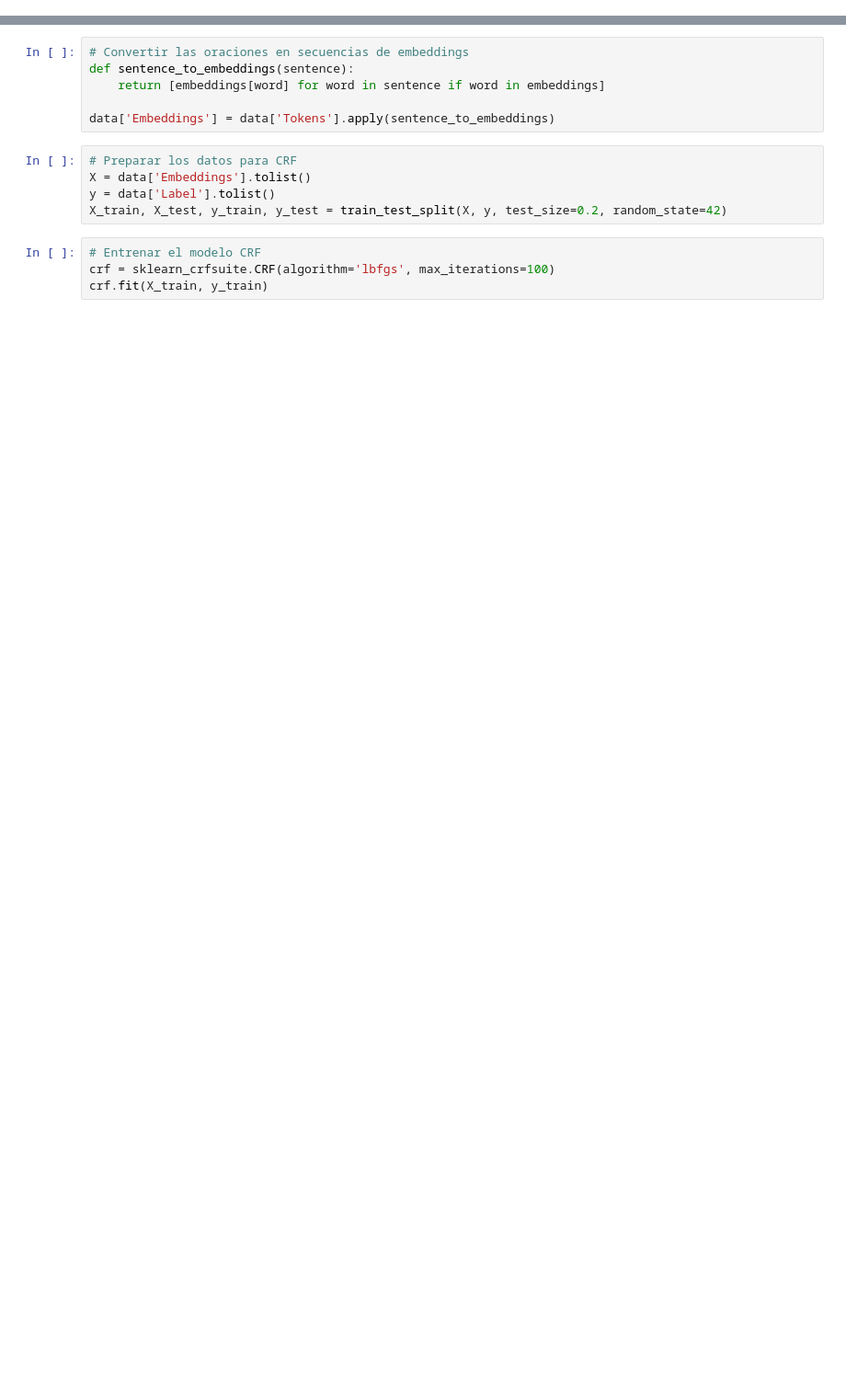
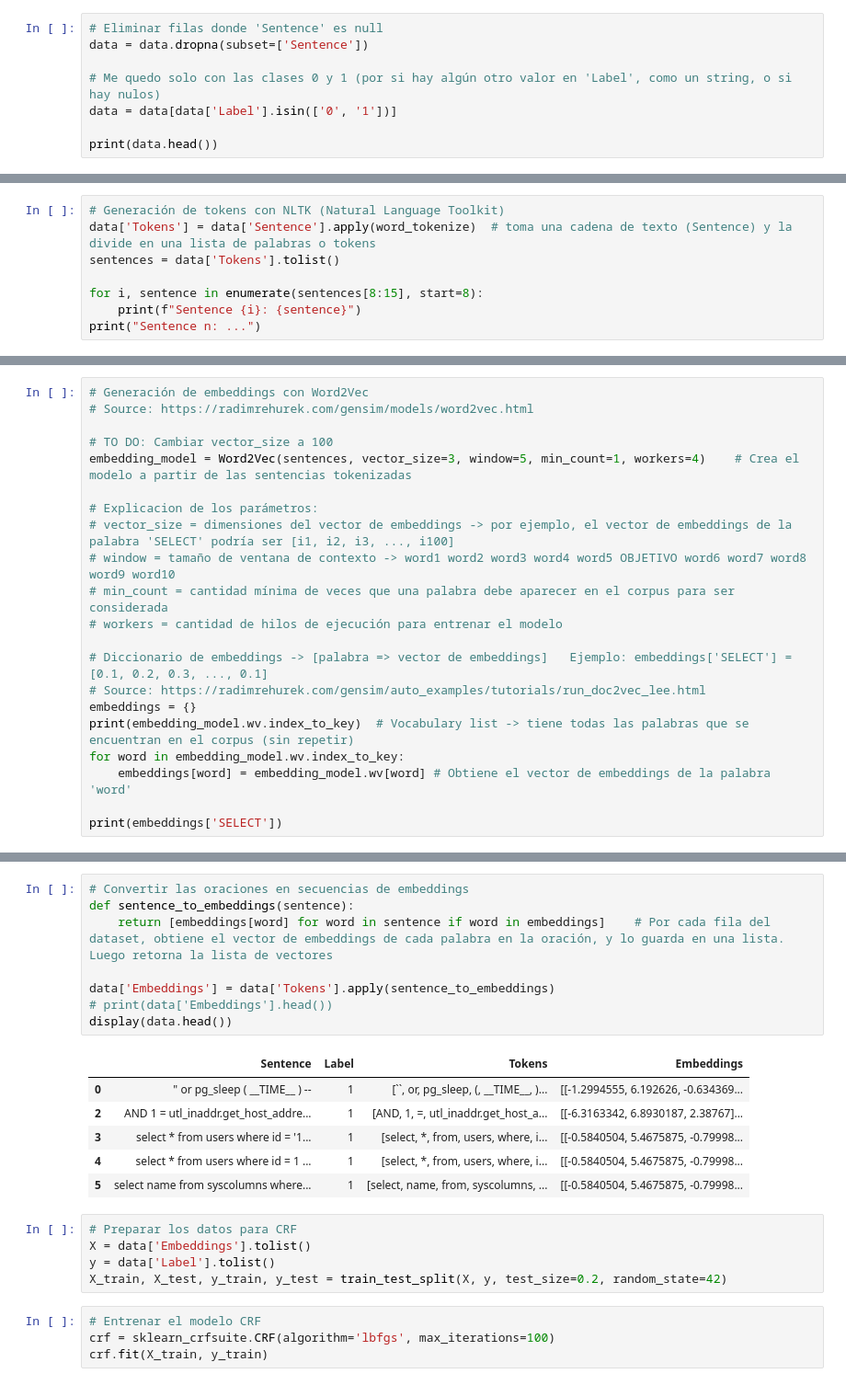
Before and after one commit to Guanart/TP-Final-BDM, a Jupyter notebook: notebooks/notebook.ipynb, the cells around one changed output, grey strips where cells are left out. Shown at 92% size. Drawn from its saved outputs; the diff is of its cells as text; blank space fills up the shorter version.

Commit message:
Convertir las oraciones en secuencias de embeddings

```diff
--- a/notebooks/notebook.ipynb
+++ b/notebooks/notebook.ipynb
@@ -59,0 +53,8 @@ embeddings = {word: embedding_model.wv[word] for word in embedding_model.wv.inde
+# %%
+# Eliminar filas donde 'Sentence' es null
+data = data.dropna(subset=['Sentence'])
+
+# Me quedo solo con las clases 0 y 1 (por si hay algún otro valor en 'Label', como un string, o si hay nulos)
+data = data[data['Label'].isin(['0', '1'])]
+
+print(data.head())
@@ -59,0 +68,8 @@ embeddings = {word: embedding_model.wv[word] for word in embedding_model.wv.inde
+# %%
+# Generación de tokens con NLTK (Natural Language Toolkit)
+data['Tokens'] = data['Sentence'].apply(word_tokenize)  # toma una cadena de texto (Sentence) y la divide en una lista de palabras o tokens
+sentences = data['Tokens'].tolist()
+
+for i, sentence in enumerate(sentences[8:15], start=8):
+    print(f"Sentence {i}: {sentence}")
+print("Sentence n: ...")
@@ -59,0 +85,21 @@ embeddings = {word: embedding_model.wv[word] for word in embedding_model.wv.inde
+# %%
+# Generación de embeddings con Word2Vec
+# Source: https://radimrehurek.com/gensim/models/word2vec.html
+
+# TO DO: Cambiar vector_size a 100
+embedding_model = Word2Vec(sentences, vector_size=3, window=5, min_count=1, workers=4)    # Crea el modelo a partir de las sentencias tokenizadas
+
+# Explicacion de los parámetros:
+# vector_size = dimensiones del vector de embeddings -> por ejemplo, el vector de embeddings de la palabra 'SELECT' podría ser [i1, i2, i3, ..., i100]
+# window = tamaño de ventana de contexto -> word1 word2 word3 word4 word5 OBJETIVO word6 word7 word8 word9 word10
+# min_count = cantidad mínima de veces que una palabra debe aparecer en el corpus para ser considerada
+# workers = cantidad de hilos de ejecución para entrenar el modelo
+
+# Diccionario de embeddings -> [palabra => vector de embeddings]   Ejemplo: embeddings['SELECT'] = [0.1, 0.2, 0.3, ..., 0.1]
+# Source: https://radimrehurek.com/gensim/auto_examples/tutorials/run_doc2vec_lee.html
+embeddings = {}
+print(embedding_model.wv.index_to_key)  # Vocabulary list -> tiene todas las palabras que se encuentran en el corpus (sin repetir)
+for word in embedding_model.wv.index_to_key:
+    embeddings[word] = embedding_model.wv[word] # Obtiene el vector de embeddings de la palabra 'word'
+
+print(embeddings['SELECT'])
@@ -60,9 +109,18 @@ embeddings = {word: embedding_model.wv[word] for word in embedding_model.wv.inde
 # %%
 # Convertir las oraciones en secuencias de embeddings
 def sentence_to_embeddings(sentence):
-    return [embeddings[word] for word in sentence if word in embeddings]
+    return [embeddings[word] for word in sentence if word in embeddings]    # Por cada fila del dataset, obtiene el vector de embeddings de cada palabra en la oración, y lo guarda en una lista. Luego retorna la lista de vectores
 
 data['Embeddings'] = data['Tokens'].apply(sentence_to_embeddings)
+# print(data['Embeddings'].head())
+display(data.head())
+# %% [output]
+|  | Sentence | Label | Tokens | Embeddings |
+| 0 | " or pg_sleep ( __TIME__ ) -- | 1 | [``, or, pg_sleep, (, __TIME__, )... | [[-1.2994555, 6.192626, -0.634369... |
+| 2 | AND 1 = utl_inaddr.get_host_addre... | 1 | [AND, 1, =, utl_inaddr.get_host_a... | [[-6.3163342, 6.8930187, 2.38767]... |
+| 3 | select * from users where id = '1... | 1 | [select, *, from, users, where, i... | [[-0.5840504, 5.4675875, -0.79998... |
+| 4 | select * from users where id = 1 ... | 1 | [select, *, from, users, where, i... | [[-0.5840504, 5.4675875, -0.79998... |
+| 5 | select name from syscolumns where... | 1 | [select, name, from, syscolumns, ... | [[-0.5840504, 5.4675875, -0.79998... |
 # %%
 # Preparar los datos para CRF
 X = data['Embeddings'].tolist()
```
Also changed, not shown: parts of 9 cells of this notebook.
